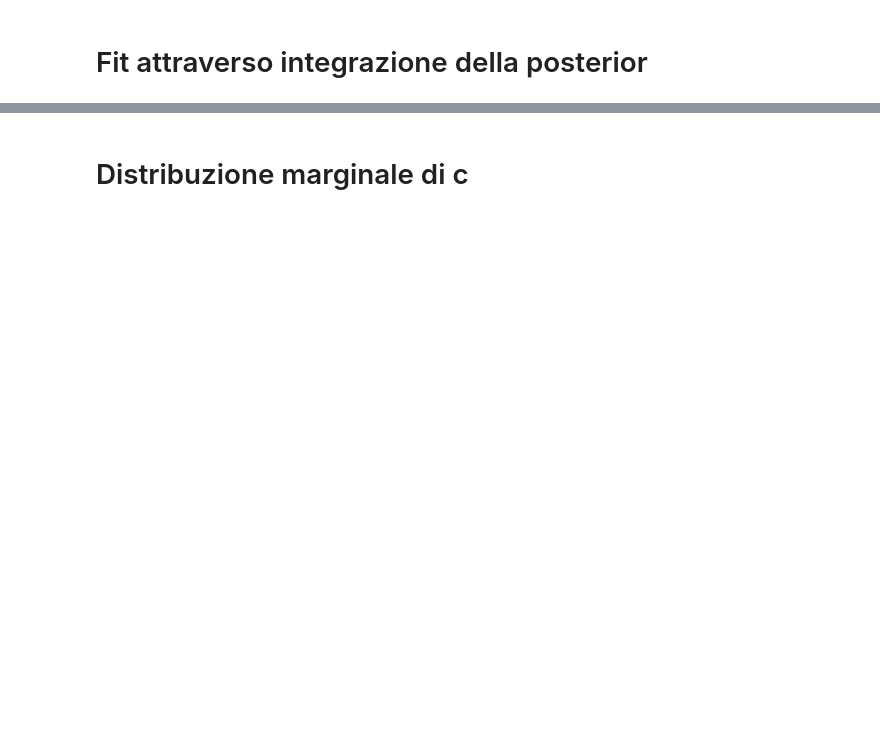
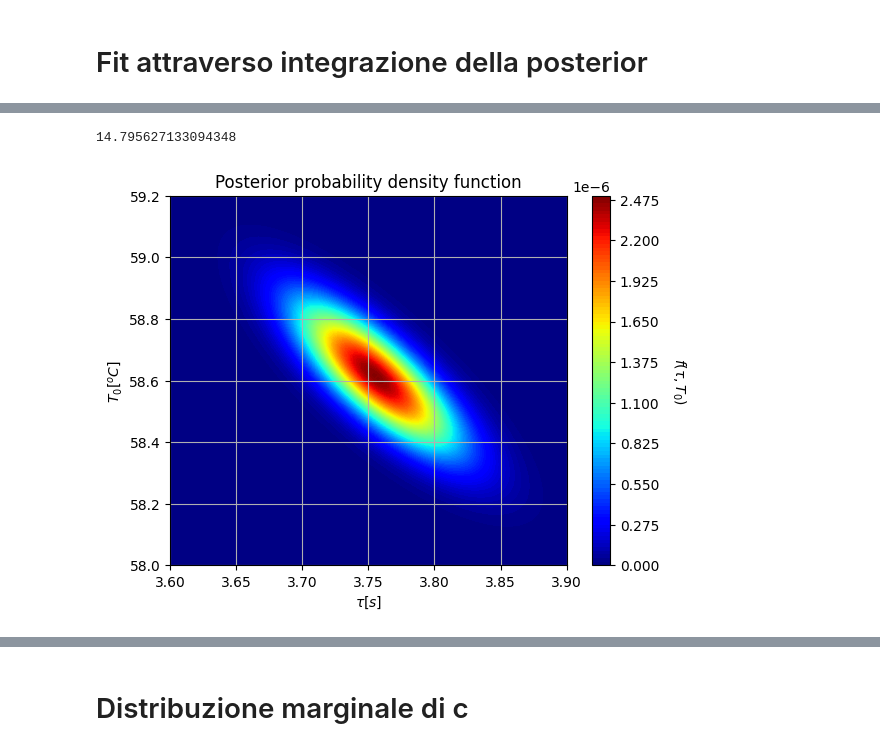
Before and after one commit to Lucapitti/termodinamica_codici, a Jupyter notebook: PP2/LinearFitExamples.ipynb, the cells around one changed output, grey strips where cells are left out. Cells and saved outputs as stored; diff of their text form; code cells hidden in the pictures; blank space fills up the shorter version.

```diff
--- a/PP2/LinearFitExamples.ipynb
+++ b/PP2/LinearFitExamples.ipynb
@@ -155,9 +158,46 @@ E_mc, error_int_E_mc = integrate.nquad(arg_E_mc,
 Cov_mc = E_mc - E_m*E_c
 Rho_mc = Cov_mc / (Sigma_m*Sigma_c)
 # %%
-with open("../info_post_aria.txt", "a") as f:
+with open("../info_post_acqua.txt", "a") as f:
 	f.write("\n\n*******************************************************")
-	f.write(f"\n\nm_fit = {E_m:.20f} \pm {Sigma_m:.20f} [y/x] [{Sigma_m/E_m*100:.2f}%]\n")
-	f.write(f"c_fit = {E_c:.20f} \pm {Sigma_c:.20f} [y] [{Sigma_c/E_c*100:.2f}%]\n")
+	f.write(f"\n\nm_fit = {E_m:.20f} \\pm {Sigma_m:.20f} [y/x] [{Sigma_m/E_m*100:.2f}%]\n")
+	f.write(f"c_fit = {E_c:.20f} \\pm {Sigma_c:.20f} [y] [{Sigma_c/E_c*100:.2f}%]\n")
 	f.write(f"Cov[m,c] fit {Cov_mc}\n")
 	f.write(f"Rho[m,c] fit {Rho_mc}\n")
+
+
+t_pred = Tf - (Tf - E_c)*np.exp(-time/E_m)
+residuals = t_pred - Temp
+print(np.sum(residuals**2/uy_new**2)/(len(Temp) - 2))
+
+
+sigmy_post = np.sqrt( np.sum(residuals**2)/(residuals.size-2) )
+uy_post = np.repeat(sigmy_post,Temp.size)
+# %% [output]
+14.795627133094348
+# %%
+
+
+m_values = np.linspace(3.6, 3.9, 100)
+c_values = np.linspace(58, 59.2, 100)
+m_mesh, c_mesh = np.meshgrid(m_values, c_values)
+
+posterior_values = np.zeros(len(m_values)*len(c_values))
+idx = 0
+
+for mval, cval in np.nditer([m_mesh,c_mesh]):
+    posterior_values[idx]=posterior(M=mval, C=cval, T=Temp, t=time, sigmaT=uy_post, Tf=Tf)
+    idx = idx + 1
+posterior_mesh = posterior_values.reshape((len(c_values), len(m_values)))
+fig = plt.figure()
+ax1 = plt.contourf(m_mesh, c_mesh, posterior_mesh, cmap=cm.jet, levels=100)
+cbar = plt.colorbar(ax1)
+cbar.set_label('$f(\\tau,T_0)$', rotation=270, labelpad=20)
+plt.xlabel("$\\tau [s]$")
+plt.ylabel("$T_0 [^oC]$")
+plt.grid()
+plt.title("Posterior probability density function")
+plt.savefig("Fit_posterior_aria_tot.png")
+plt.show()
+# %% [output]
+[figure, added]
```
Also changed, not shown: parts of 7 cells of this notebook, 25 other files.
